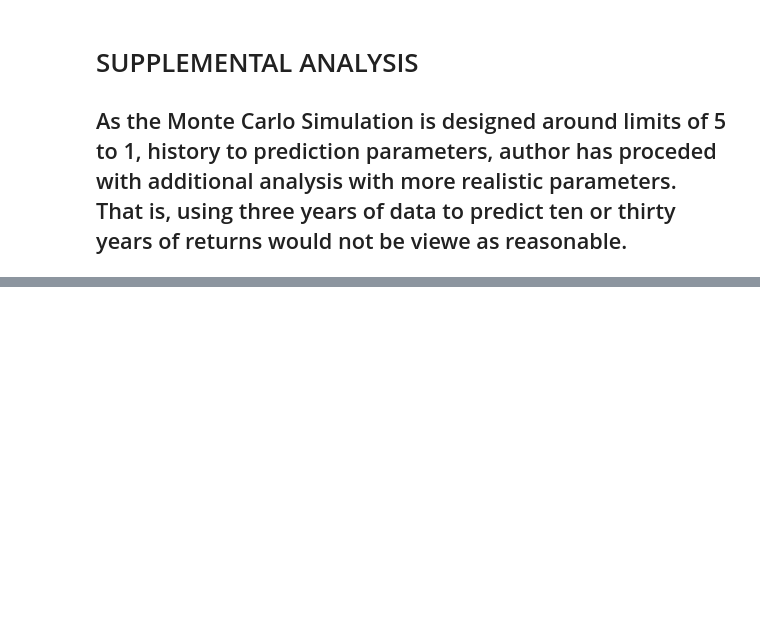
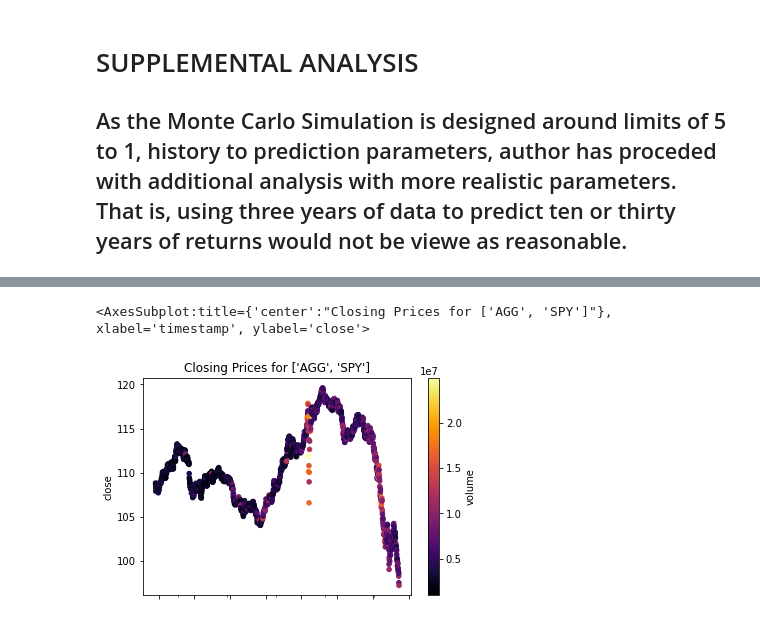
Before and after one commit to Billie-LS/Emergency_and_Retirement_Financial_Planner, a Jupyter notebook: financial_planning_tools.ipynb, the cells around one changed output, grey strips where cells are left out. Cells and saved outputs as stored; diff of their text form; code cells hidden in the pictures; blank space fills up the shorter version.

```diff
--- a/financial_planning_tools.ipynb
+++ b/financial_planning_tools.ipynb
@@ -1203,0 +1370,4 @@ None
+# %%
+display(AGG.head())
+AGG=AGG.reset_index()
+display(AGG)
@@ -1203,0 +1395,12 @@ None
+# %%
+# Scatter Plot for ticker
+AGG.plot.scatter(
+    x='timestamp',
+    y='close',
+    c='volume',
+    title=f"Closing Prices for {tickers}",
+    cmap="inferno",
+    )
+# %% [output]
+<AxesSubplot:title={'center':"Closing Prices for ['AGG', 'SPY']"}, xlabel='timestamp', ylabel='close'>
+[figure, added]
```
Also changed, not shown: parts of 55 cells of this notebook, 2 other files.
